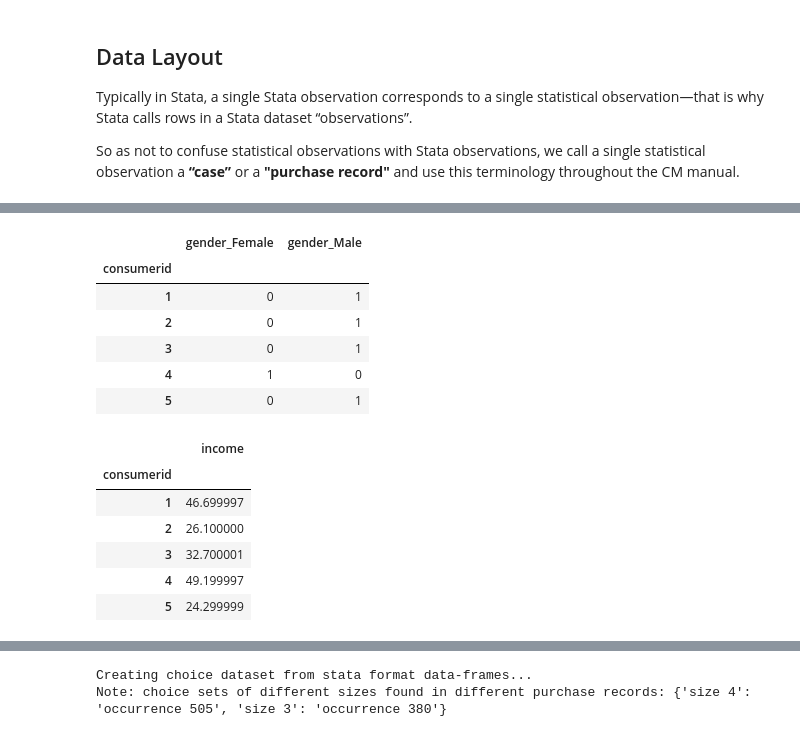
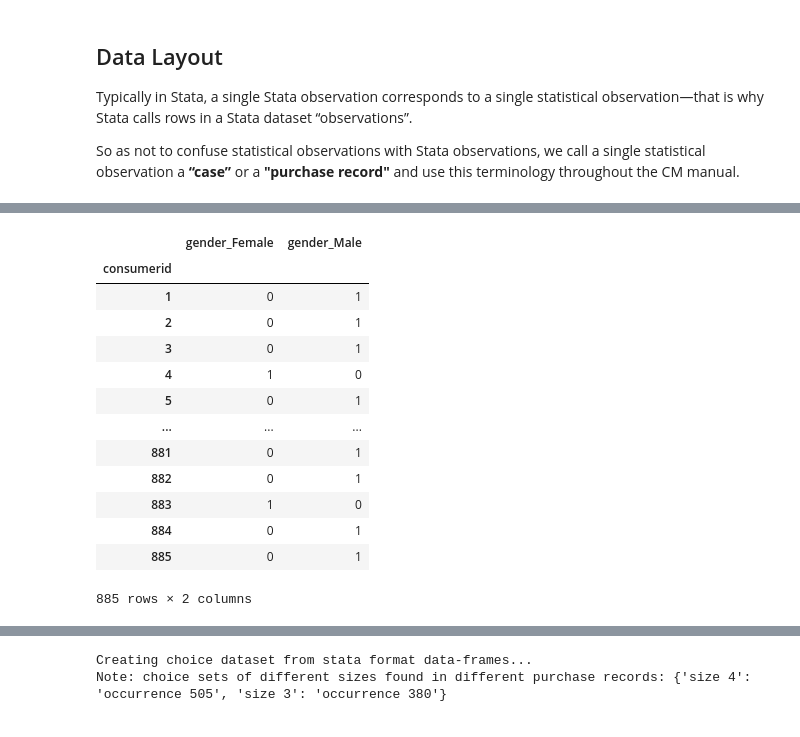
Before and after one commit to gsbDBI/torch-choice, a Jupyter notebook: tutorials/easy_data_management.ipynb, the cells around one changed output, grey strips where cells are left out. Saved outputs shown, nothing was run; the diff lists cells and outputs as text; code cells hidden in the pictures.

```diff
--- a/tutorials/easy_data_management.ipynb
+++ b/tutorials/easy_data_management.ipynb
@@ -56,20 +102,17 @@ df_main.head()
-# %%
-user_gender.head()
-# %% [output]
-|  | gender_Female | gender_Male |
-| consumerid |  |  |
-| 1 | 0 | 1 |
-| 2 | 0 | 1 |
-| 3 | 0 | 1 |
-| 4 | 1 | 0 |
-| 5 | 0 | 1 |
-# %%
-user_income.head()
-# %% [output]
-|  | income |
-| consumerid |  |
-| 1 | 46.699997 |
-| 2 | 26.100000 |
-| 3 | 32.700001 |
-| 4 | 49.199997 |
-| 5 | 24.299999 |
+# %%
+gender
+# %% [output]
+|  | gender_Female | gender_Male |
+| consumerid |  |  |
+| 1 | 0 | 1 |
+| 2 | 0 | 1 |
+| 3 | 0 | 1 |
+| 4 | 1 | 0 |
+| 5 | 0 | 1 |
+| ... | ... | ... |
+| 881 | 0 | 1 |
+| 882 | 0 | 1 |
+| 883 | 1 | 0 |
+| 884 | 0 | 1 |
+| 885 | 0 | 1 |
+885 rows × 2 columns
```
Also changed, not shown: parts of 14 cells of this notebook.
